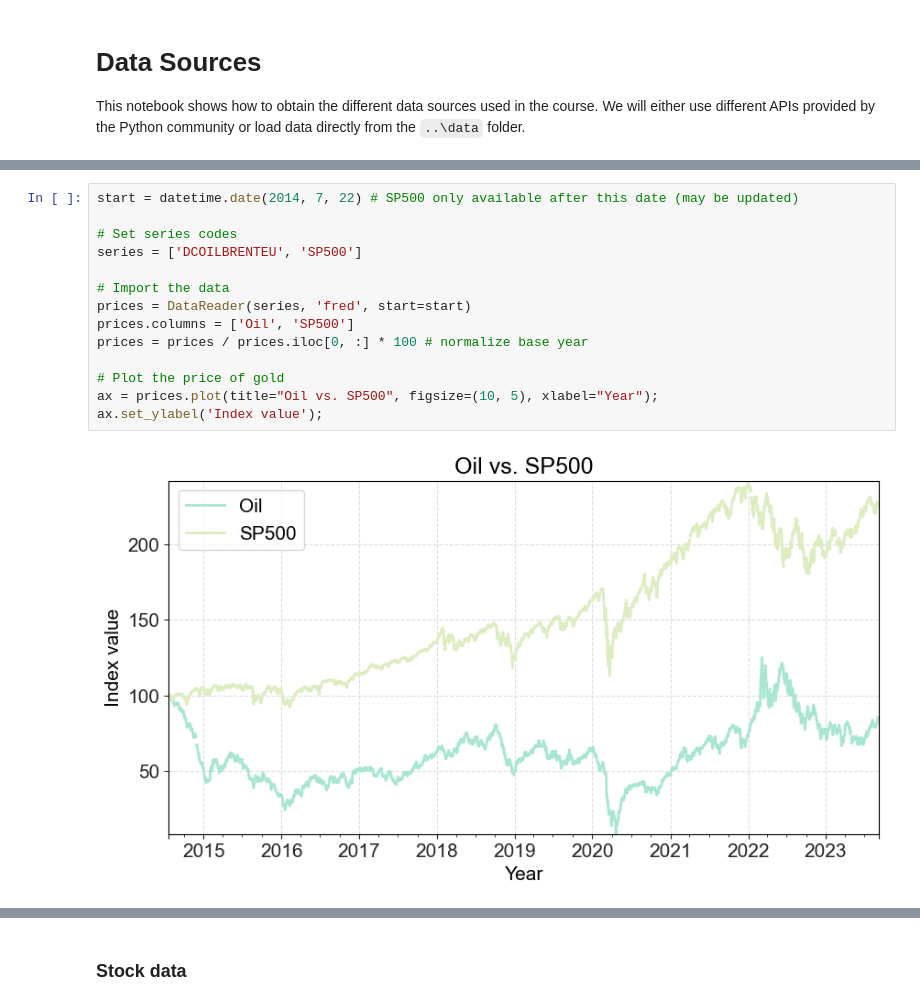
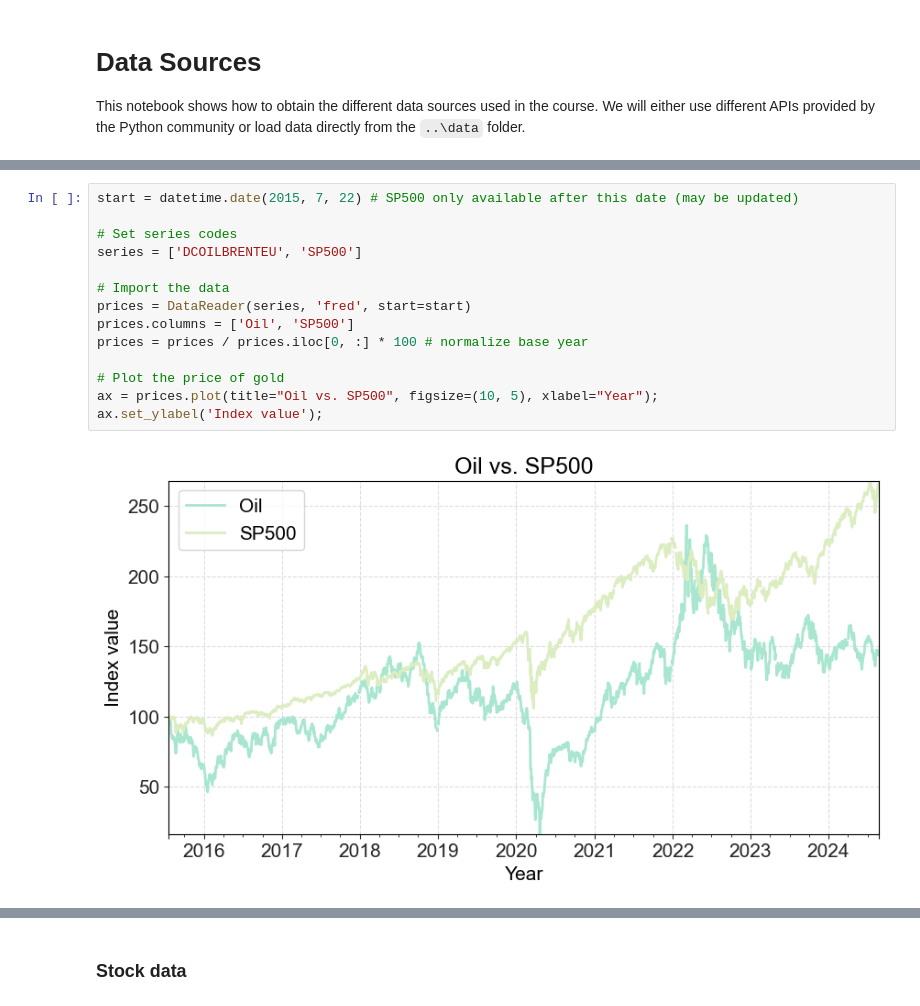
Before and after one commit to staxmetrics/python_for_the_financial_economist, a Jupyter notebook: lectures_and_exercises/2024/week_2/data_sources.ipynb, the cells around one changed output, grey strips where cells are left out. Cells and saved outputs as stored; diff of their text form.

```diff
--- a/lectures_and_exercises/2024/week_2/data_sources.ipynb
+++ b/lectures_and_exercises/2024/week_2/data_sources.ipynb
@@ -188,16 +131,16 @@ memory usage: 137.3 KB
 # %%
-start = datetime.date(2014, 7, 22) # SP500 only available after this date (may be updated)
+start = datetime.date(2015, 7, 22) # SP500 only available after this date (may be updated)
 
 # Set series codes
 series = ['DCOILBRENTEU', 'SP500']
 
 # Import the data
 prices = DataReader(series, 'fred', start=start)
 prices.columns = ['Oil', 'SP500']
 prices = prices / prices.iloc[0, :] * 100 # normalize base year
 
 # Plot the price of gold
 ax = prices.plot(title="Oil vs. SP500", figsize=(10, 5), xlabel="Year");
 ax.set_ylabel('Index value');
 # %% [output]
-[figure, old version]
+[figure, new version]
```
Also changed, not shown: parts of 31 cells of this notebook, 5 other files.
